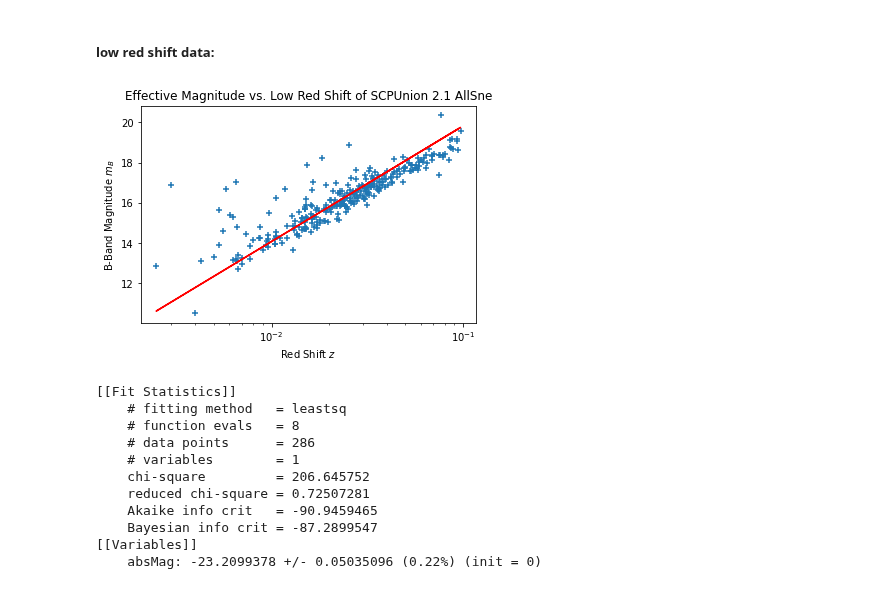
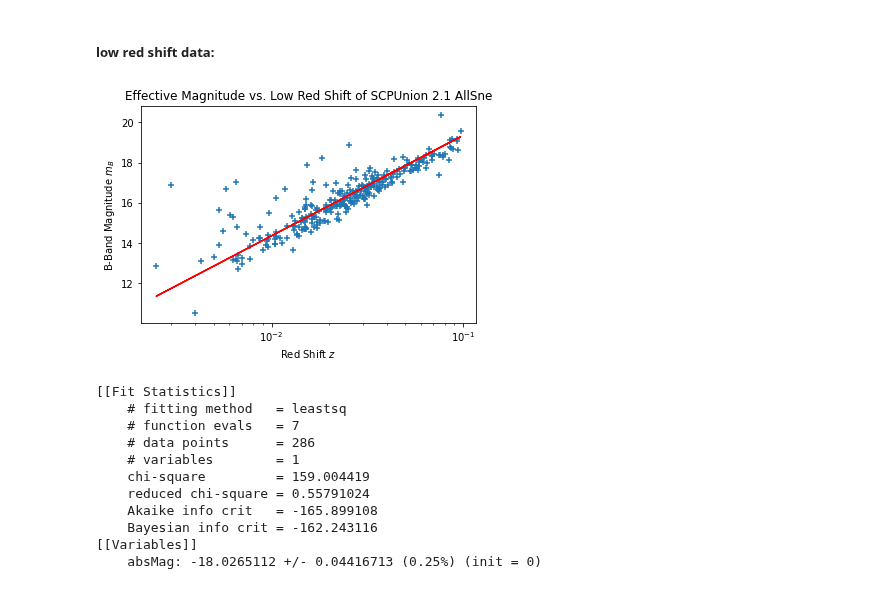
Before and after one commit to xli2522/expanding-universe, a Jupyter notebook: Expanding_Universe.ipynb, the cells around one changed output. Saved outputs shown, nothing was run; the diff lists cells and outputs as text; code cells hidden in the pictures.

```diff
--- a/Expanding_Universe.ipynb
+++ b/Expanding_Universe.ipynb
@@ -74,38 +77,38 @@ magB_high = magB_float[redShift_high_position]
 # %%
 # now we do a linear fit
 from lmfit import minimize, Parameters, Parameter, report_fit
 
 def residual(ps, magEff, z):
     M_c = ps['absMag'].value
     c = 3*10**8           # speed of light
-    model = M_c + 2.5*np.log(c*z)
+    model = M_c + 5*np.log10(c*z)
     return (model - magEff).ravel()
 
 params = Parameters()
 params.add('absMag', value = 0)        # set the chirp mass as the only variable
 
 result_fit = minimize(residual, params, args=(magB_low, redShift_low), method='leastsq')
 final_fit = magB_low + result_fit.residual.reshape(magB_low.shape)
 
 plt.scatter(redShift_low, magB_low, marker='+')       # original low red shift data
 plt.plot(redShift_low, final_fit, c='r')       # fitted magB value combined with original low red shift data
 plt.xscale('log')
 plt.xlabel(r'Red Shift $z$')
 plt.ylabel(r'B-Band Magnitude $m_B$')
 plt.title('Effective Magnitude vs. Low Red Shift of SCPUnion 2.1 AllSne')
 plt.show()
 
 report_fit(result_fit)
 # %% [output]
-[figure, old version]
+[figure, new version]
 [[Fit Statistics]]
     # fitting method   = leastsq
-    # function evals   = 8
+    # function evals   = 7
     # data points      = 286
     # variables        = 1
-    chi-square         = 206.645752
-    reduced chi-square = 0.72507281
-    Akaike info crit   = -90.9459465
-    Bayesian info crit = -87.2899547
+    chi-square         = 159.004419
+    reduced chi-square = 0.55791024
+    Akaike info crit   = -165.899108
+    Bayesian info crit = -162.243116
 [[Variables]]
-    absMag: -23.2099378 +/- 0.05035096 (0.22%) (init = 0)
+    absMag: -18.0265112 +/- 0.04416713 (0.25%) (init = 0)
```
Also changed, not shown: parts of 1 cell of this notebook.
